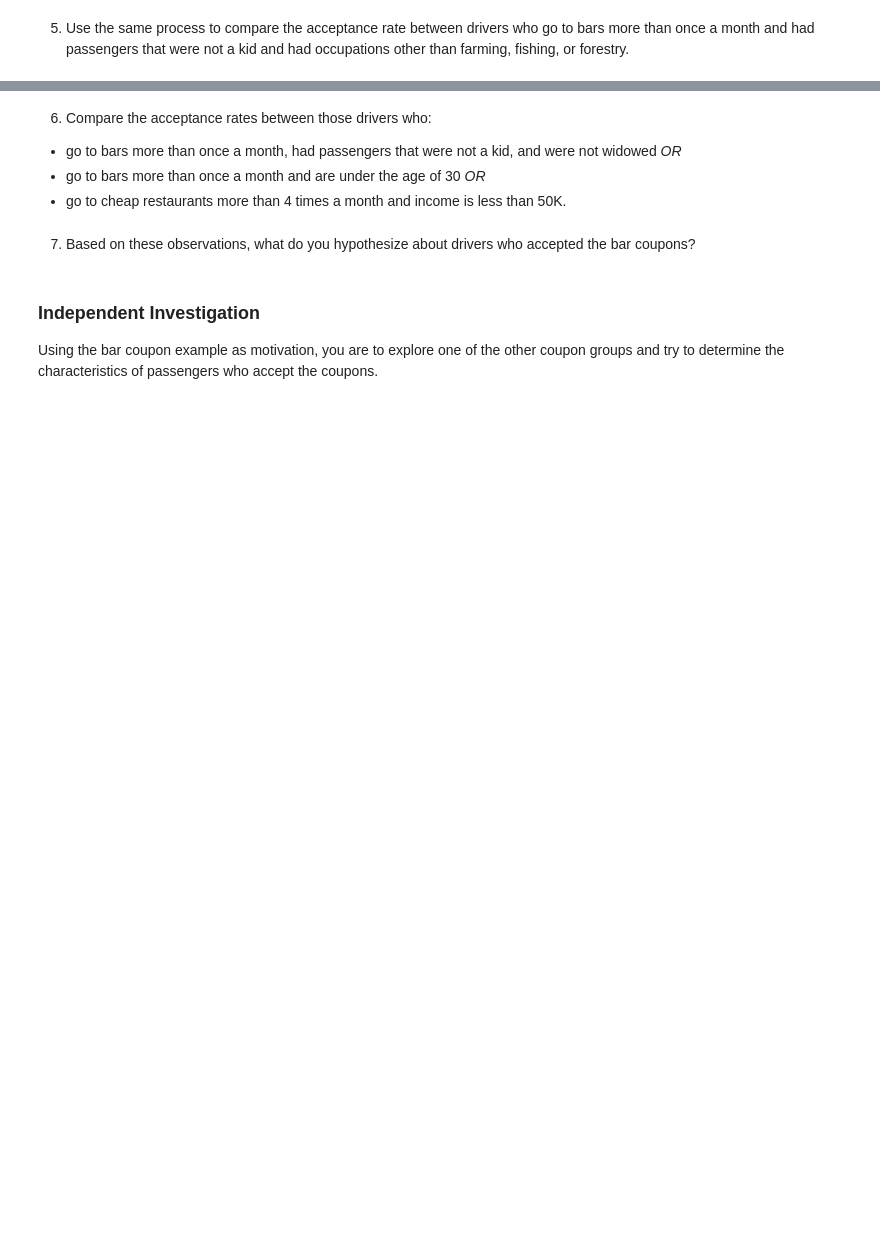
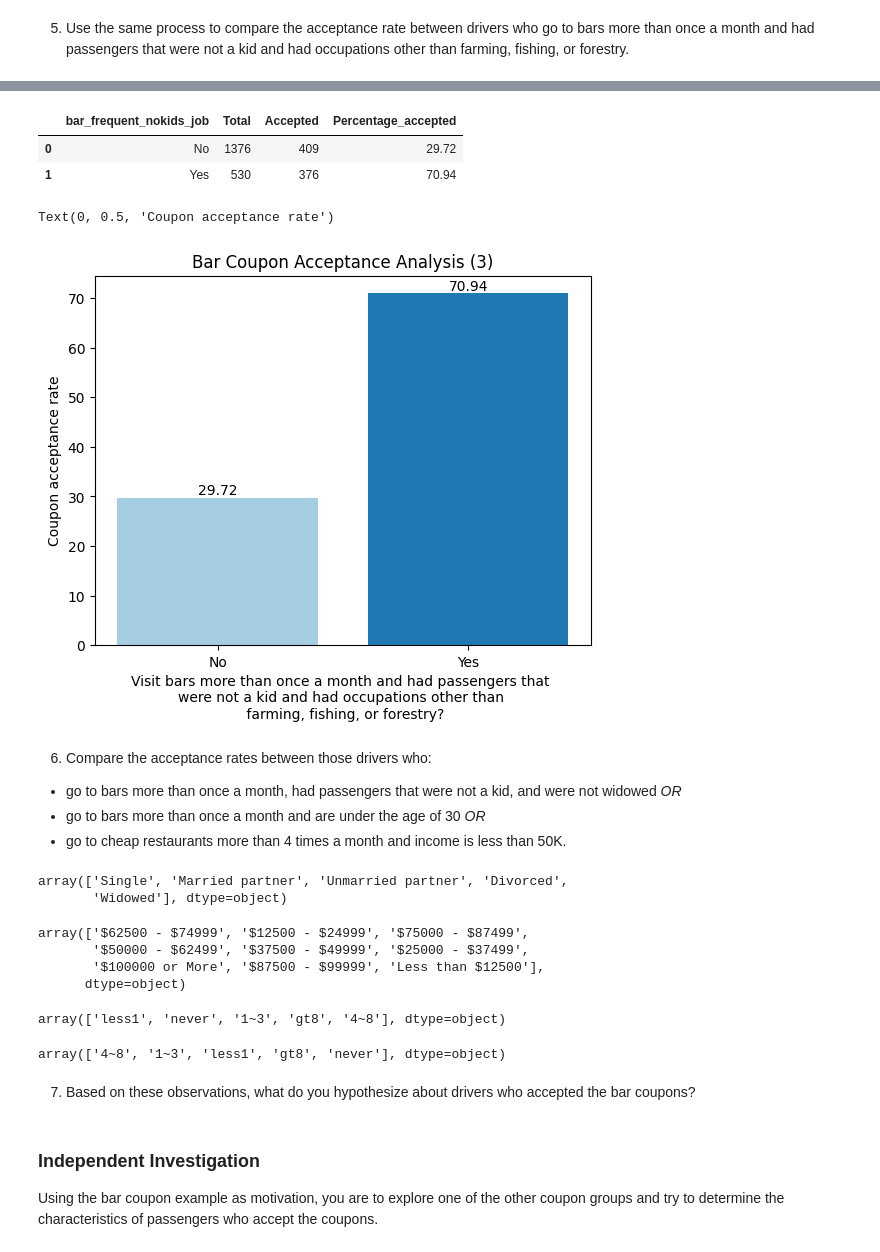
Before and after one commit to JunGaoca/couponAnalysis, a Jupyter notebook: coupon-analysis.ipynb, the cells around one changed output, grey strips where cells are left out. Saved outputs shown, nothing was run; the diff lists cells and outputs as text; code cells hidden in the pictures; blank space fills up the shorter version.

```diff
--- a/coupon-analysis.ipynb
+++ b/coupon-analysis.ipynb
@@ -309,9 +365,58 @@ Text(0, 0.5, 'Coupon acceptance rate')
+# %%
+df_bar3 = data_bar[['Bar', 'passanger', 'occupation', 'Y']].copy()
+
+# add a new column called bar_frequent_nokids_job
+df_bar3['bar_frequent_nokids_job'] = np.where(
+    ((df_bar3.Bar == '1~3') | (df_bar3.Bar == 'gt8') | (df_bar3.Bar == '4~8'))
+    & (df_bar3.passanger != 'Kid(s)')
+    & (df_bar3.occupation != 'Farming Fishing & Forestry'), 'Yes', 'No')
+
+df_bar3 = df_bar3.groupby('bar_frequent_nokids_job').agg({'bar_frequent_nokids_job': 'count', 'Y': "sum"})
+df_bar3.rename(columns = {'bar_frequent_nokids_job': 'Total', 'Y': 'Accepted'}, inplace = True)
+df_bar3 = df_bar3.reset_index()
+df_bar3['Percentage_accepted'] = round((df_bar3['Accepted']/df_bar3['Total']) * 100, 2)
+df_bar3
+# %% [output]
+|  | bar_frequent_nokids_job | Total | Accepted | Percentage_accepted |
+| 0 | No | 1376 | 409 | 29.72 |
+| 1 | Yes | 530 | 376 | 70.94 |
+# %%
+# Visualize the comparison by a bar chart
+colors = plt.cm.Paired(range(len(df_bar3)))
+bar_chart = plt.bar(df_bar3.bar_frequent_nokids_job, df_bar3.Percentage_accepted, color = colors)
+plt.bar_label(bar_chart)
+plt.title('Bar Coupon Acceptance Analysis (3)')
+plt.xlabel('Visit bars more than once a month and had passengers that \nwere not a kid and had occupations other than \n farming, fishing, or forestry?')
+plt.ylabel('Coupon acceptance rate')
+# %% [output]
+Text(0, 0.5, 'Coupon acceptance rate')
+[figure, added]
 # %% [markdown]
 6. Compare the acceptance rates between those drivers who:
 
 - go to bars more than once a month, had passengers that were not a kid, and were not widowed *OR*
 - go to bars more than once a month and are under the age of 30 *OR*
 - go to cheap restaurants more than 4 times a month and income is less than 50K.
+# %%
+data_bar.maritalStatus.unique()
+# %% [output]
+array(['Single', 'Married partner', 'Unmarried partner', 'Divorced',
+       'Widowed'], dtype=object)
+# %%
+data_bar.income.unique()
+# %% [output]
+array(['$62500 - $74999', '$12500 - $24999', '$75000 - $87499',
+       '$50000 - $62499', '$37500 - $49999', '$25000 - $37499',
+       '$100000 or More', '$87500 - $99999', 'Less than $12500'],
+      dtype=object)
+# %%
+data_bar.Restaurant20To50.unique()
+# %% [output]
+array(['less1', 'never', '1~3', 'gt8', '4~8'], dtype=object)
+# %%
+data_bar.RestaurantLessThan20.unique()
+# %% [output]
+array(['4~8', '1~3', 'less1', 'gt8', 'never'], dtype=object)
 # %% [markdown]
 7.  Based on these observations, what do you hypothesize about drivers who accepted the bar coupons?
 # %% [markdown]
```
Also changed, not shown: parts of 6 cells of this notebook.
